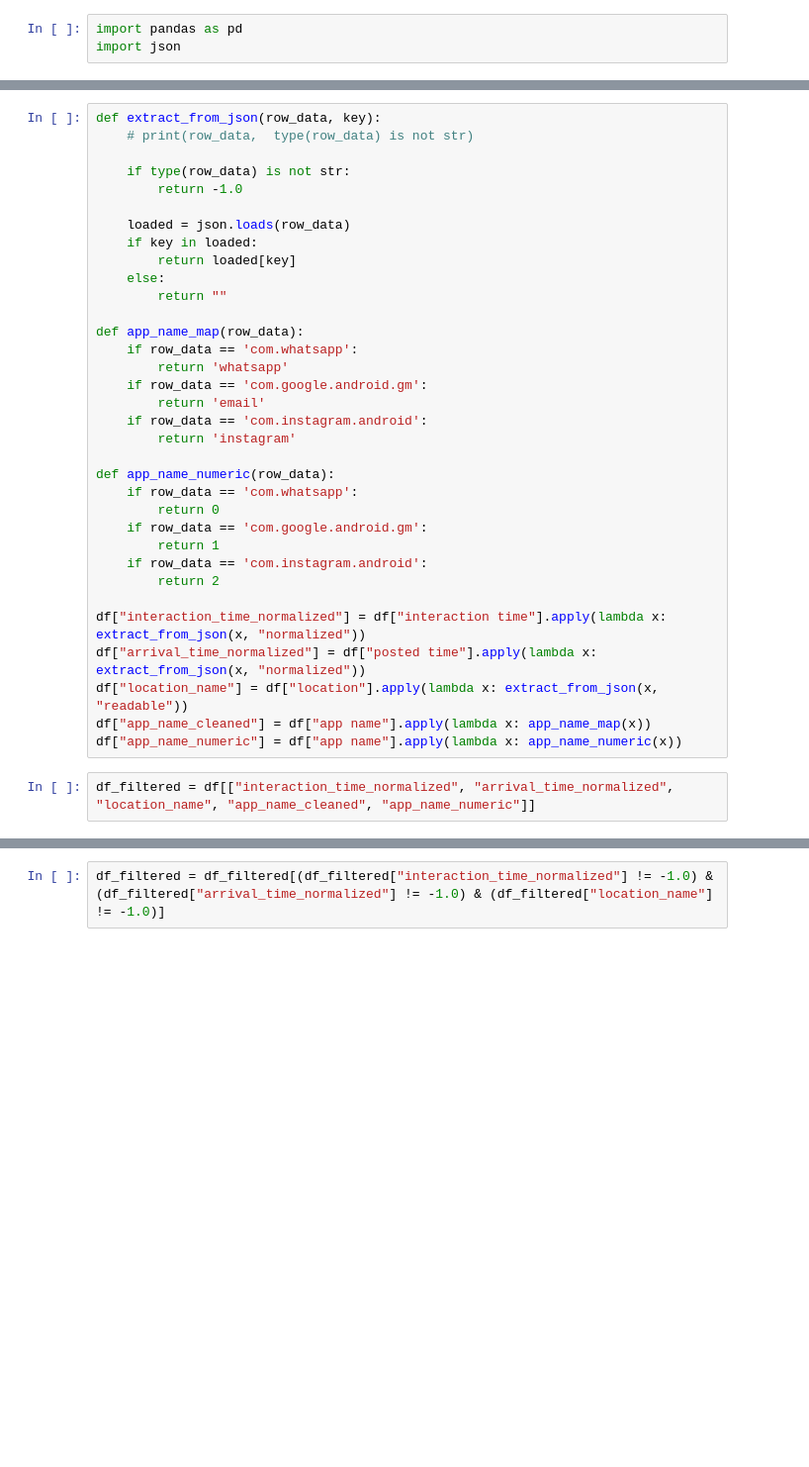
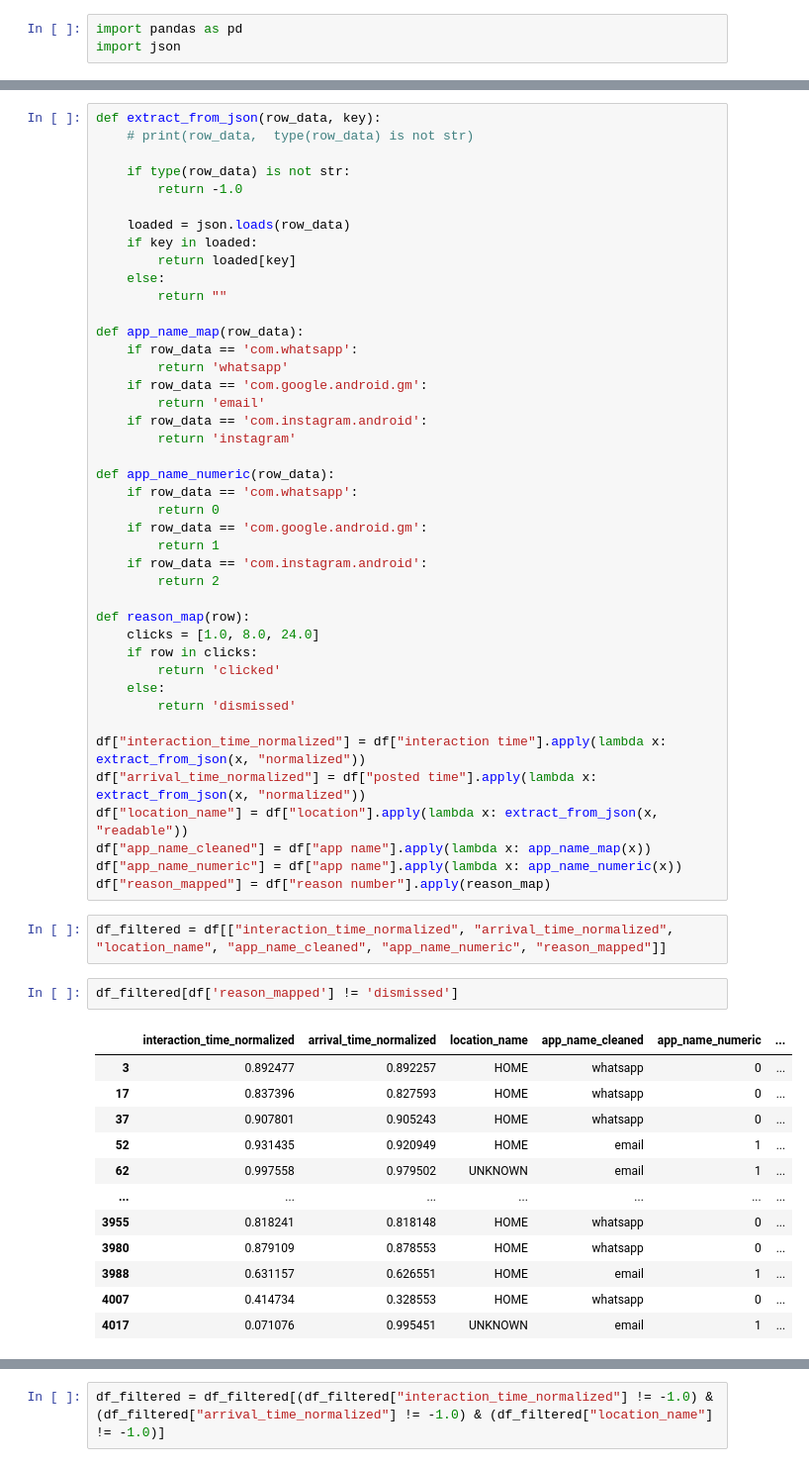
Before and after one commit to mihirkestur/Intelligent-Notification-Delivery-System, a Jupyter notebook: collected_dataset/Dataset conversion.ipynb, the cells around one changed output, grey strips where cells are left out. Shown: that part at 99% size. Drawn from its saved outputs; the diff is of its cells as text; blank space fills up the shorter version.

```diff
--- a/collected_dataset/Dataset conversion.ipynb
+++ b/collected_dataset/Dataset conversion.ipynb
@@ -45,10 +54,33 @@ def app_name_numeric(row_data):
     if row_data == 'com.instagram.android':
         return 2
 
+def reason_map(row):
+    clicks = [1.0, 8.0, 24.0]
+    if row in clicks:
+        return 'clicked'
+    else:
+        return 'dismissed'
+
 df["interaction_time_normalized"] = df["interaction time"].apply(lambda x: extract_from_json(x, "normalized"))
 df["arrival_time_normalized"] = df["posted time"].apply(lambda x: extract_from_json(x, "normalized"))
 df["location_name"] = df["location"].apply(lambda x: extract_from_json(x, "readable"))
 df["app_name_cleaned"] = df["app name"].apply(lambda x: app_name_map(x))
 df["app_name_numeric"] = df["app name"].apply(lambda x: app_name_numeric(x))
+df["reason_mapped"] = df["reason number"].apply(reason_map)
 # %%
-df_filtered = df[["interaction_time_normalized", "arrival_time_normalized", "location_name", "app_name_cleaned", "app_name_numeric"]]
+df_filtered = df[["interaction_time_normalized", "arrival_time_normalized", "location_name", "app_name_cleaned", "app_name_numeric", "reason_mapped"]]
+# %%
+df_filtered[df['reason_mapped'] != 'dismissed']
+# %% [output]
+|  | interaction_time_normalized | arrival_time_normalized | location_name | app_name_cleaned | app_name_numeric | ... |
+| 3 | 0.892477 | 0.892257 | HOME | whatsapp | 0 | ... |
+| 17 | 0.837396 | 0.827593 | HOME | whatsapp | 0 | ... |
+| 37 | 0.907801 | 0.905243 | HOME | whatsapp | 0 | ... |
+| 52 | 0.931435 | 0.920949 | HOME | email | 1 | ... |
+| 62 | 0.997558 | 0.979502 | UNKNOWN | email | 1 | ... |
+| ... | ... | ... | ... | ... | ... | ... |
+| 3955 | 0.818241 | 0.818148 | HOME | whatsapp | 0 | ... |
+| 3980 | 0.879109 | 0.878553 | HOME | whatsapp | 0 | ... |
+| 3988 | 0.631157 | 0.626551 | HOME | email | 1 | ... |
+| 4007 | 0.414734 | 0.328553 | HOME | whatsapp | 0 | ... |
+| 4017 | 0.071076 | 0.995451 | UNKNOWN | email | 1 | ... |
```
Also changed, not shown: parts of 9 cells of this notebook, 6 other files.
